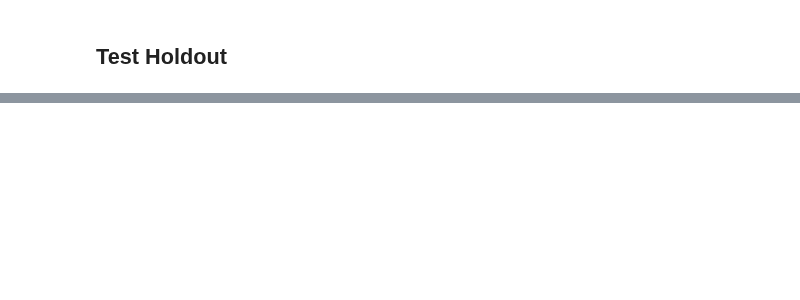
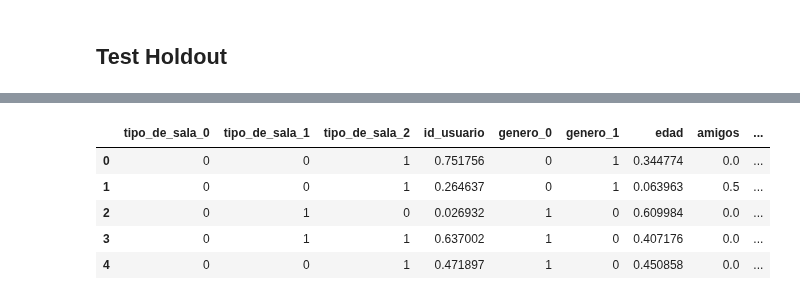
Before and after one commit to JuanOpizzi/Datos-2020-2c, a Jupyter notebook: TP2/RedNeuronal.ipynb, the cells around one changed output, grey strips where cells are left out. Drawn from its saved outputs; the diff is of its cells as text; code cells hidden in the pictures; blank space fills up the shorter version.

```diff
--- a/TP2/RedNeuronal.ipynb
+++ b/TP2/RedNeuronal.ipynb
@@ -270,0 +276,14 @@ display(roc_auc_score(y_test, rgscv.predict(X_test)))
+# %%
+df_h = prepod_tp1_un_df(holdout)
+df_h = replace_nulls_edad(df_h, 'media')
+df_h = normalizar_atributos_numericos(df_h)
+df_h = encodear_atributos_categoricos(df_h)
+df_h = df_h.drop(['volveria'], axis=1)
+df_h.head()
+# %% [output]
+|  | tipo_de_sala_0 | tipo_de_sala_1 | tipo_de_sala_2 | id_usuario | genero_0 | genero_1 | edad | amigos | ... |
+| 0 | 0 | 0 | 1 | 0.751756 | 0 | 1 | 0.344774 | 0.0 | ... |
+| 1 | 0 | 0 | 1 | 0.264637 | 0 | 1 | 0.063963 | 0.5 | ... |
+| 2 | 0 | 1 | 0 | 0.026932 | 1 | 0 | 0.609984 | 0.0 | ... |
+| 3 | 0 | 1 | 1 | 0.637002 | 1 | 0 | 0.407176 | 0.0 | ... |
+| 4 | 0 | 0 | 1 | 0.471897 | 1 | 0 | 0.450858 | 0.0 | ... |
```
Also changed, not shown: parts of 28 cells of this notebook.
